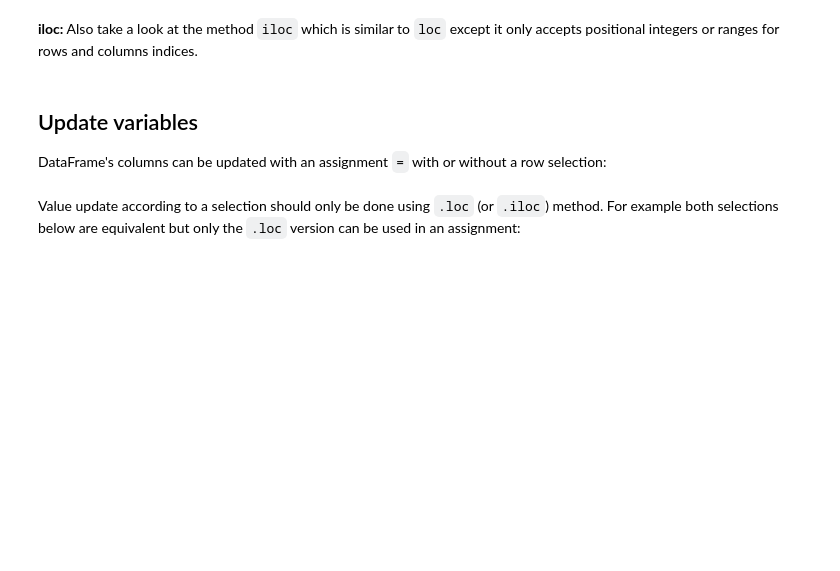
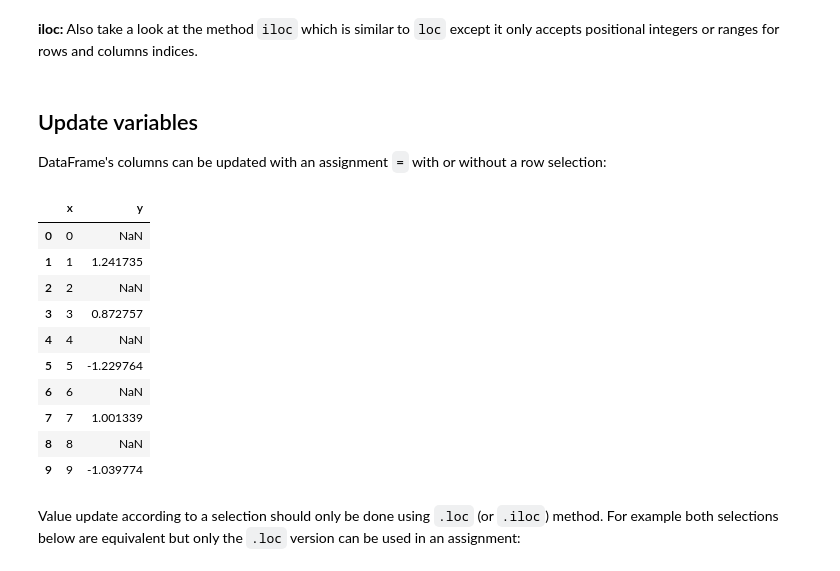
Before and after one commit to zakriazafar1/EfDS, a Jupyter notebook: 07_pd/pd.ipynb, the cells around one changed output. Saved outputs shown, nothing was run; the diff lists cells and outputs as text; code cells hidden in the pictures; blank space fills up the shorter version.

```diff
--- a/07_pd/pd.ipynb
+++ b/07_pd/pd.ipynb
@@ -204,6 +303,19 @@ DataFrame's columns can be updated with an assignment `=` with or without a row
 # %%
 df.x=range(df.shape[0])            # variable size and the size of the new values must match.
 df.loc[(df.x % 2 ==0),'y'] = None  # set y values to NaN where x is an even value
+df
+# %% [output]
+|  | x | y |
+| 0 | 0 | NaN |
+| 1 | 1 | 1.241735 |
+| 2 | 2 | NaN |
+| 3 | 3 | 0.872757 |
+| 4 | 4 | NaN |
+| 5 | 5 | -1.229764 |
+| 6 | 6 | NaN |
+| 7 | 7 | 1.001339 |
+| 8 | 8 | NaN |
+| 9 | 9 | -1.039774 |
 # %% [markdown]
 Value update according to a selection should only be done using `.loc` (or `.iloc`) method. For example both selections below are equivalent but only the `.loc` version can be used in an assignment:
 # %%
```
Also changed, not shown: parts of 26 cells of this notebook, 2 other files.
